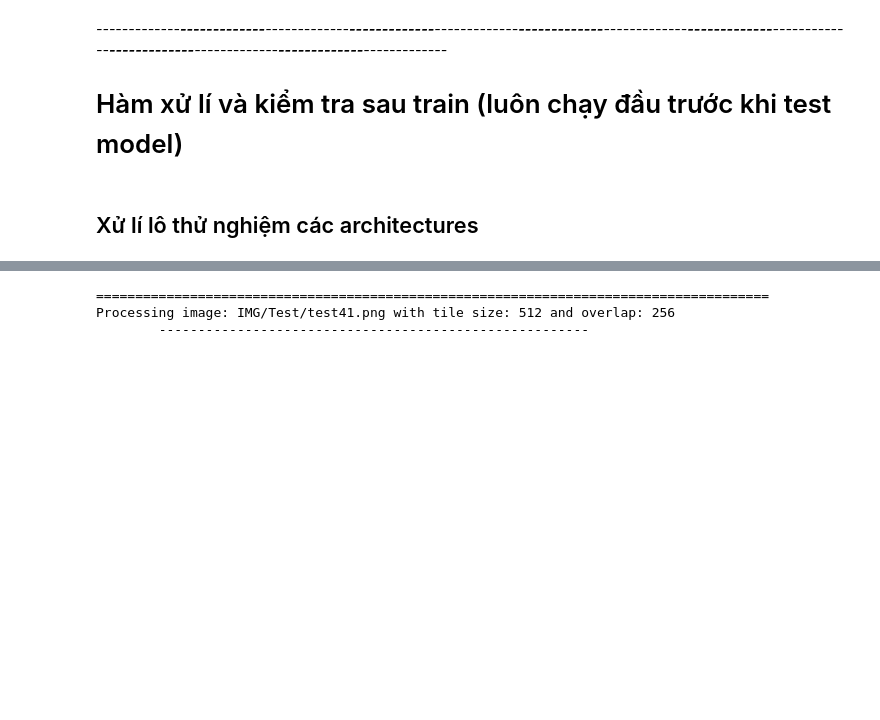
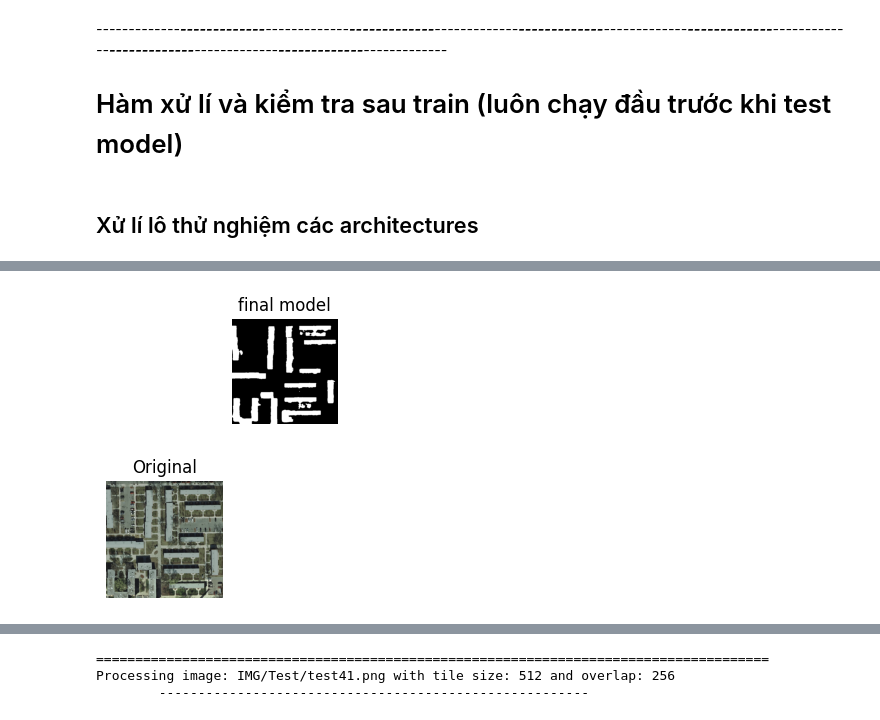
Before and after one commit to tigerex/DACNTT_Solar_Panels, a Jupyter notebook: BackEnd/Model/model_train.ipynb, the cells around one changed output, grey strips where cells are left out. Cells and saved outputs as stored; diff of their text form; code cells hidden in the pictures; blank space fills up the shorter version.

```diff
--- a/BackEnd/Model/model_train.ipynb
+++ b/BackEnd/Model/model_train.ipynb
@@ -737,6 +738,6 @@ misc_models2 = load_model("Unet", "trained_models/misc/Unet_ResNet34_atEpoch18.p
 # %%
-image_path = "IMG/test12_patch_000.tif"
-true_mask_path = ""
+image_path = r"IMG/dataset512px/images/chicago31_patch_111.tif"
+true_mask_path = r"IMG/dataset512px/masks/chicago31_patch_111.tif"
 true_mask = ""
 img_width = img_height = 512  # Adjust as needed
 input_img = np.array(Image.open(image_path).resize((img_width, img_height)))
@@ -753,35 +754,36 @@ masks = [
     # predict(model6, image_tensor),
     # predict(model7, image_tensor),
     # predict(model8, image_tensor),
-    predict(model_resnet34_unet0,image_tensor),
-    predict(model_resnet34_unet1,image_tensor),
+    # predict(model_resnet34_unet0,image_tensor),
+    # predict(model_resnet34_unet1,image_tensor),
     # predict(model_resnet34_unet2,image_tensor),
-    predict(model_resnet34_unet3,image_tensor),
-    predict(model_resnet34_unet4,image_tensor),
-    predict(model_resnet34_unet5,image_tensor),
-    predict(model_resnet34_unet6,image_tensor),
-    predict(model_resnet34_unet7,image_tensor),
-    predict(model_resnet34_unet8,image_tensor),
-    predict(model_resnet18_unet0,image_tensor),
-    predict(model_resnet18_unet1,image_tensor),
-    predict(model_resnet18_unet2,image_tensor),
-    predict(model_resnet18_unet3,image_tensor),
-    predict(model_resnet18_unet4,image_tensor),
-    predict(model_resnet18_unet5,image_tensor),
-    predict(model_resnet18_unet6,image_tensor),
-    predict(model_resnet18_unet7,image_tensor),
-    predict(model_resnet18_unet8,image_tensor),
-    predict(model_resnet18_unet20,image_tensor),
-    predict(model_resnet18_unet21,image_tensor),
-    predict(model_resnet18_unet22,image_tensor),
-    predict(model_resnet18_unet23,image_tensor),
-    predict(model_resnet18_unet24,image_tensor),
-    predict(model_resnet18_unet25,image_tensor),
-    predict(model_resnet18_unet26,image_tensor),
-    predict(model_resnet18_unet27,image_tensor),
-    predict(model_resnet18_unet28,image_tensor),
-    predict(misc_models, image_tensor),
-    predict(misc_models2, image_tensor)
+    # predict(model_resnet34_unet3,image_tensor),
+    # predict(model_resnet34_unet4,image_tensor),
+    # predict(model_resnet34_unet5,image_tensor),
+    # predict(model_resnet34_unet6,image_tensor),
+    # predict(model_resnet34_unet7,image_tensor),
+    # predict(model_resnet34_unet8,image_tensor),
+    # predict(model_resnet18_unet0,image_tensor),
+    # predict(model_resnet18_unet1,image_tensor),
+    # predict(model_resnet18_unet2,image_tensor),
+    # predict(model_resnet18_unet3,image_tensor),
+    # predict(model_resnet18_unet4,image_tensor),
+    # predict(model_resnet18_unet5,image_tensor),
+    # predict(model_resnet18_unet6,image_tensor),
+    # predict(model_resnet18_unet7,image_tensor),
+    # predict(model_resnet18_unet8,image_tensor),
+    # predict(model_resnet18_unet20,image_tensor),
+    # predict(model_resnet18_unet21,image_tensor),
+    # predict(model_resnet18_unet22,image_tensor),
+    # predict(model_resnet18_unet23,image_tensor),
+    # predict(model_resnet18_unet24,image_tensor),
+    # predict(model_resnet18_unet25,image_tensor),
+    # predict(model_resnet18_unet26,image_tensor),
+    # predict(model_resnet18_unet27,image_tensor),
+    # predict(model_resnet18_unet28,image_tensor),
+    # predict(misc_models, image_tensor),
+    # predict(misc_models2, image_tensor)
+    predict(final, image_tensor)
 
 ]
 # [model_unet0,model_unet1,model_unet2,model_unet3,model_unet4,model_unet5,model_unet6,model_unet7,model_unet8]
@@ -789,19 +791,21 @@ masks = [
 
 # titles = ['FPN_Epoch0', 'FPN_Epoch1', 'FPN_Epoch2', 'FPN_Epoch3', 'FPN_Epoch4',
 #           'FPN_Epoch5', 'FPN_Epoch6', 'FPN_Epoch7', 'FPN_Epoch9']
-titles = ['Unet_res34_Epoch5', 'Unet_res34_Epoch6', 'Unet_res34_Epoch8', 'Unet_res34_Epoch11', 'Unet_res34_Epoch12', 'Unet_res34_Epoch13', 'Unet_res34_Epoch14', 'Unet_res34_Epoch18', 'Unet_res34_Epoch19',
-          'Unet_res18_Epoch14', 'Unet_res18_Epoch15', 'Unet_res18_Epoch16', 'Unet_res18_Epoch17', 'Unet_res18_Epoch18', 'Unet_res18_Epoch19', 'Unet_res18_Epoch22', 'Unet_res18_Epoch23', 'Unet_res18_Epoch26',
-          'Unet_res18_attempt2_Epoch13', 'Unet_res18_attempt2_Epoch14', 'Unet_res18_attempt2_Epoch15', 'Unet_res18_attempt2_Epoch17', 'Unet_res18_attempt2_Epoch19', 'Unet_res18_attempt2_Epoch22', 'Unet_res18_attempt2_Epoch24', 'Unet_res18_attempt2_Epoch29', 'Unet_res18_attempt2_Epoch30',
-          'Unet_res18_misc_Epoch18', 'Unet_res34_misc_Epoch19']
+# titles = ['Unet_res34_Epoch5', 'Unet_res34_Epoch6', 'Unet_res34_Epoch8', 'Unet_res34_Epoch11', 'Unet_res34_Epoch12', 'Unet_res34_Epoch13', 'Unet_res34_Epoch14', 'Unet_res34_Epoch18', 'Unet_res34_Epoch19',
+#           'Unet_res18_Epoch14', 'Unet_res18_Epoch15', 'Unet_res18_Epoch16', 'Unet_res18_Epoch17', 'Unet_res18_Epoch18', 'Unet_res18_Epoch19', 'Unet_res18_Epoch22', 'Unet_res18_Epoch23', 'Unet_res18_Epoch26',
+#           'Unet_res18_attempt2_Epoch13', 'Unet_res18_attempt2_Epoch14', 'Unet_res18_attempt2_Epoch15', 'Unet_res18_attempt2_Epoch17', 'Unet_res18_attempt2_Epoch19', 'Unet_res18_attempt2_Epoch22', 'Unet_res18_attempt2_Epoch24', 'Unet_res18_attempt2_Epoch29', 'Unet_res18_attempt2_Epoch30',
+#           'Unet_res18_misc_Epoch18', 'Unet_res34_misc_Epoch19']
+titles = ['final model']
 
 if true_mask_path != "":
     true_mask = Image.open(true_mask_path).resize((img_width, img_height))
     true_mask = torch.tensor(np.array(true_mask)).unsqueeze(0).unsqueeze(0).to(device)
     results = []
-    for i, model in enumerate([model_resnet34_unet0, model_resnet34_unet1, model_resnet34_unet3, model_resnet34_unet4, model_resnet34_unet5, model_resnet34_unet6, model_resnet34_unet7, model_resnet34_unet8,
-                                 model_resnet18_unet0, model_resnet18_unet1, model_resnet18_unet2, model_resnet18_unet3, model_resnet18_unet4, model_resnet18_unet5, model_resnet18_unet6, model_resnet18_unet7, model_resnet18_unet8,
-                                 model_resnet18_unet20, model_resnet18_unet21, model_resnet18_unet22, model_resnet18_unet23, model_resnet18_unet24, model_resnet18_unet25, model_resnet18_unet26, model_resnet18_unet27, model_resnet18_unet28,
-                                 misc_models, misc_models2]):
+    # for i, model in enumerate([model_resnet34_unet0, model_resnet34_unet1, model_resnet34_unet3, model_resnet34_unet4, model_resnet34_unet5, model_resnet34_unet6, model_resnet34_unet7, model_resnet34_unet8,
+    #                              model_resnet18_unet0, model_resnet18_unet1, model_resnet18_unet2, model_resnet18_unet3, model_resnet18_unet4, model_resnet18_unet5, model_resnet18_unet6, model_resnet18_unet7, model_resnet18_unet8,
+    #                              model_resnet18_unet20, model_resnet18_unet21, model_resnet18_unet22, model_resnet18_unet23, model_resnet18_unet24, model_resnet18_unet25, model_resnet18_unet26, model_resnet18_unet27, model_resnet18_unet28,
+    #                              misc_models, misc_models2]):
+    for i, model in enumerate([final]):
         iou, precision, recall, f1, pred_mask = evaluate_model(model, image_tensor, true_mask)
         results.append((iou, precision, recall, f1))
 
@@ -852,0 +841 @@ Output stats: 0.0 1.0
+[figure, new version]
```
Also changed, not shown: parts of 3 cells of this notebook, 1 other file.
